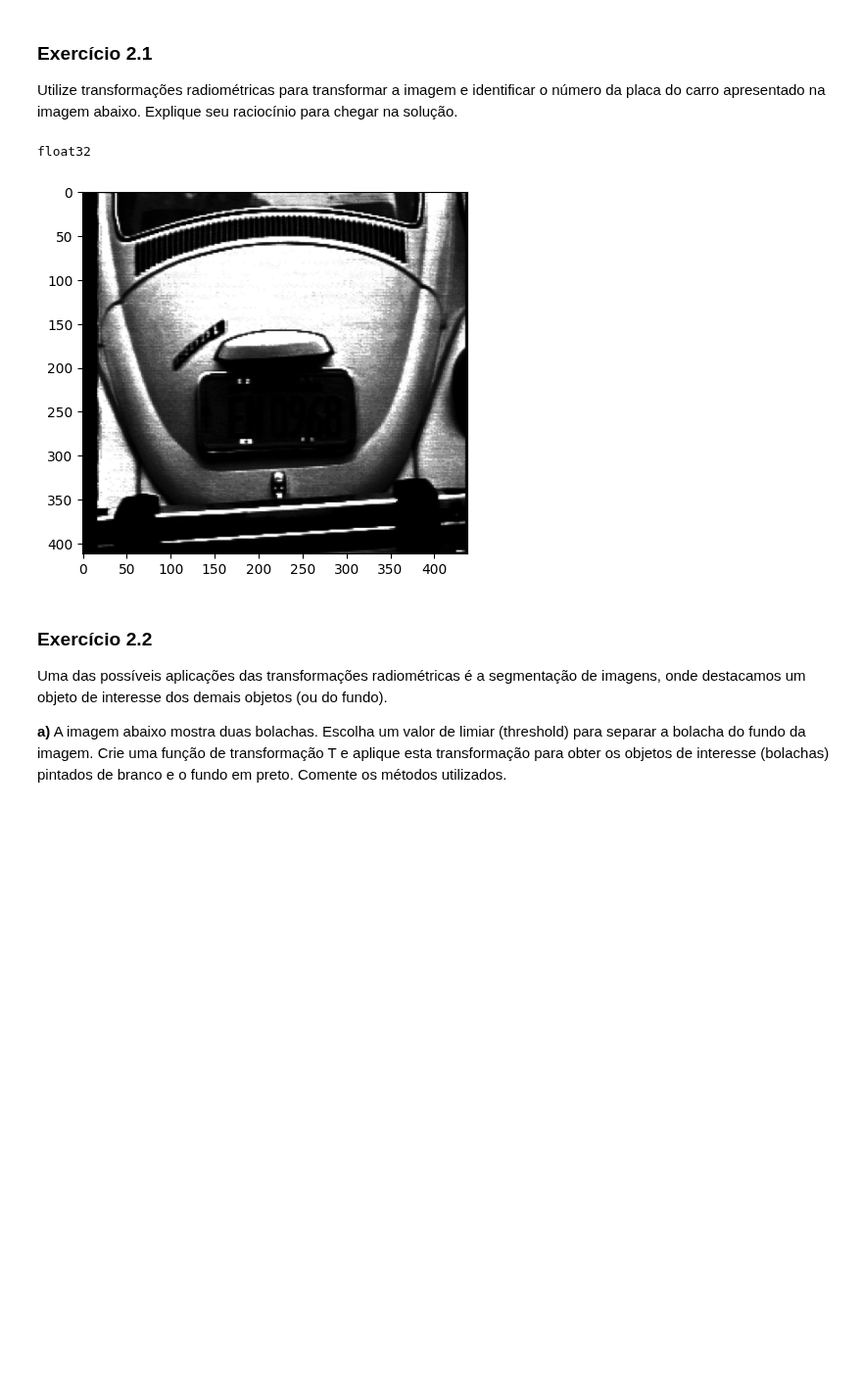
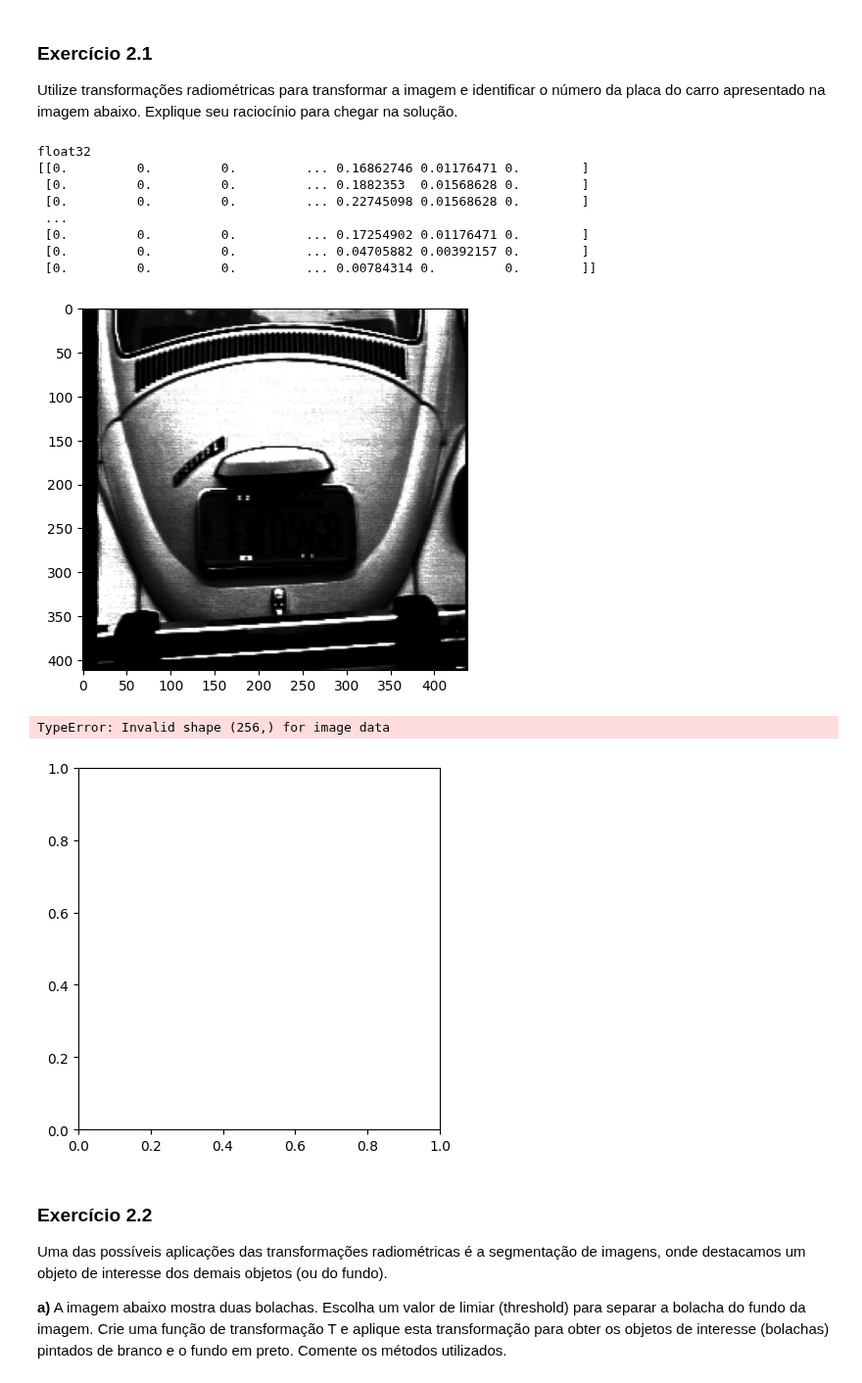
Before and after one commit to UNICAMP-EA979/2026s1-pi03-transforma-ointensidade-HenriqueJose1, a Jupyter notebook: Atividade.ipynb, the cells around one changed output. Shown at 98% size. Drawn from its saved outputs; the diff is of its cells as text; code cells hidden in the pictures; blank space fills up the shorter version.

```diff
--- a/Atividade.ipynb
+++ b/Atividade.ipynb
@@ -179,6 +194,14 @@ fusca_url = r"https://raw.githubusercontent.com/UNICAMP-EA979/EA979-Recursos/mai
 f = mpimg.imread(download_image(fusca_url))
 plt.imshow(f,cmap='gray')
 print(f.dtype)
+print(f)
 # %% [output]
 float32
+[[0.         0.         0.         ... 0.16862746 0.01176471 0.        ]
+ [0.         0.         0.         ... 0.1882353  0.01568628 0.        ]
+ [0.         0.         0.         ... 0.22745098 0.01568628 0.        ]
+ ...
+ [0.         0.         0.         ... 0.17254902 0.01176471 0.        ]
+ [0.         0.         0.         ... 0.04705882 0.00392157 0.        ]
+ [0.         0.         0.         ... 0.00784314 0.         0.        ]]
 [figure]
@@ -187,3 +208,12 @@ float32
+# %%
+T = np.arange(255,-1,-1).astype('uint8')
+tmp = (T1 > 128).astype(float) # threshold 128
+temp = ((tmp-tmp.min())*255/(tmp.max()-tmp.min())).astype('uint8')
+temp = T[temp]
+plt.imshow(temp, cmap='gray')
+# %% [output]
+TypeError: Invalid shape (256,) for image data
+[figure, added]
 # %% [markdown]
 ### Exercício 2.2
 
```
Also changed, not shown: parts of 5 cells of this notebook.
